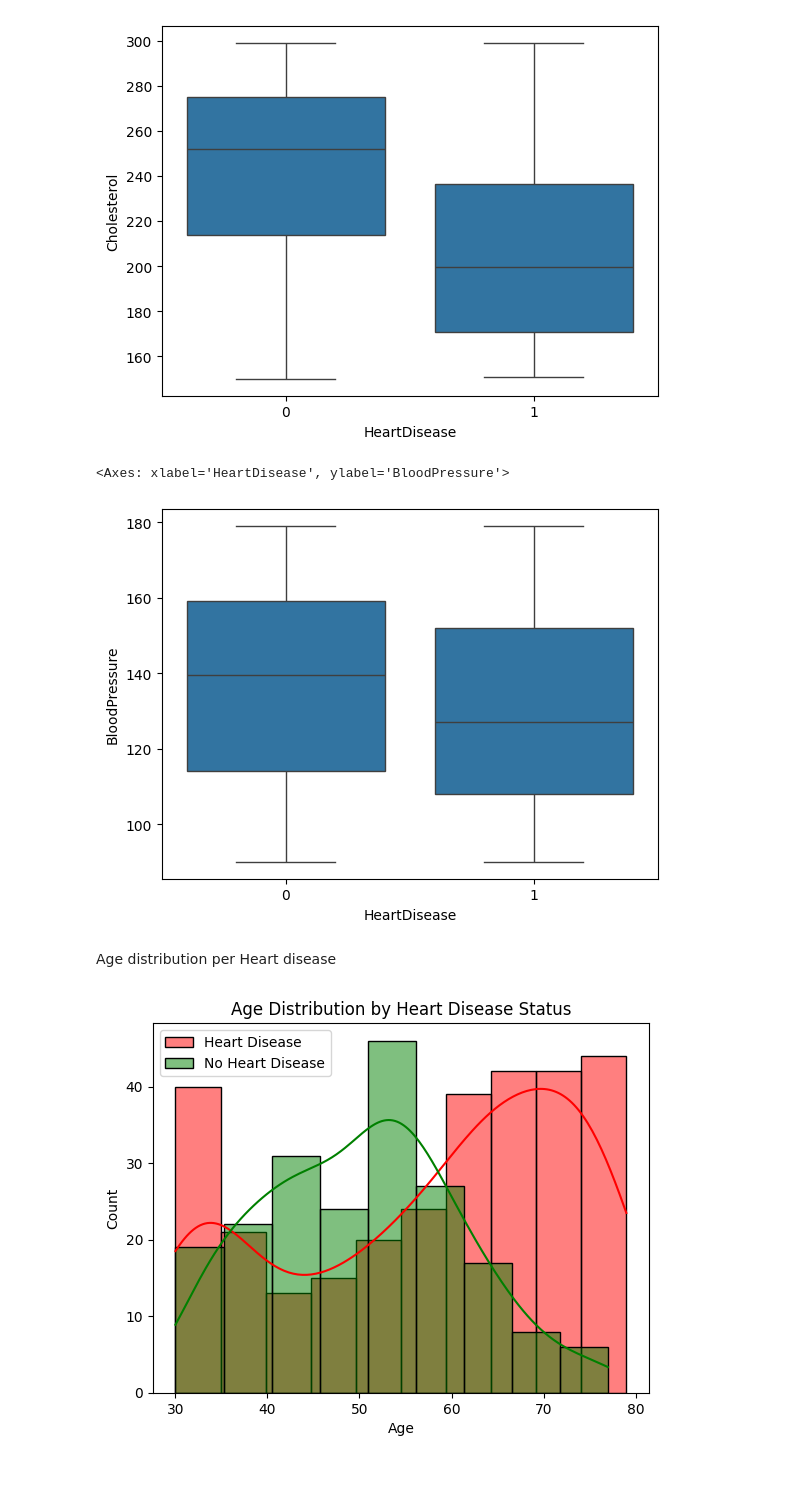
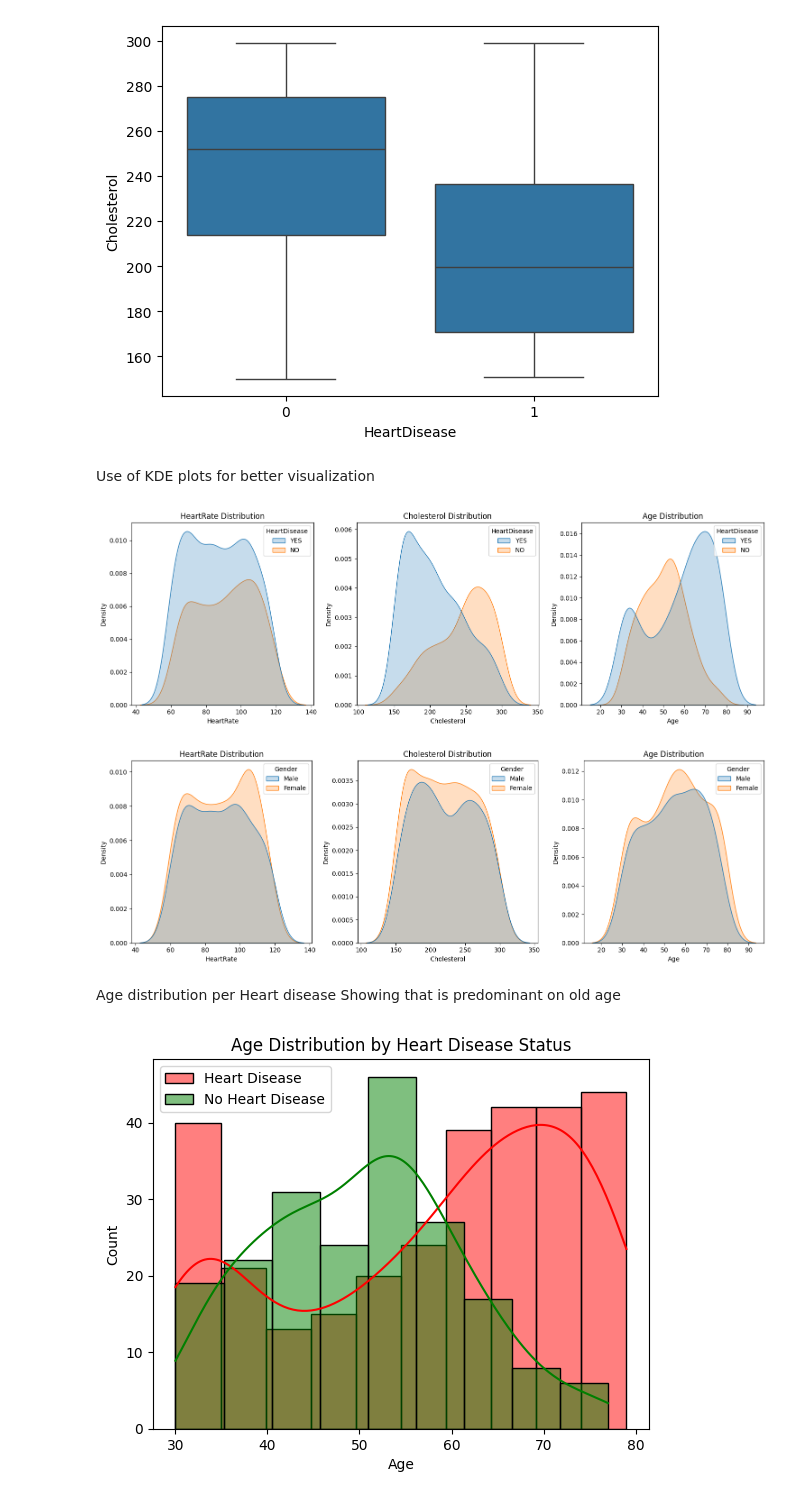
Before and after one commit to draco987987/Heart_Failure_Prediction_Proyect, a Jupyter notebook: jupyter_notebooks/Notebook_Template.ipynb, the cells around one changed output. Saved outputs shown, nothing was run; the diff lists cells and outputs as text; code cells hidden in the pictures.

Commit message:
More visualization and started README

```diff
--- a/jupyter_notebooks/Notebook_Template.ipynb
+++ b/jupyter_notebooks/Notebook_Template.ipynb
@@ -199,13 +214,42 @@ sns.boxplot(x='HeartDisease', y='Cholesterol', data=df)
 # %% [output]
 <Axes: xlabel='HeartDisease', ylabel='Cholesterol'>
 [figure]
-# %%
-sns.boxplot(x='HeartDisease', y='BloodPressure', data=df)
-# %% [output]
-<Axes: xlabel='HeartDisease', ylabel='BloodPressure'>
-[figure, removed]
+# %% [markdown]
+Use of KDE plots for better visualization
+# %%
+fig, axes = plt.subplots(1, 3, figsize=(15, 5))
+df["HeartDisease"] = df["HeartDisease"].replace({0: "NO", 1: "YES"})
+# KDE de HeartRate
+sns.kdeplot(data=df, x="HeartRate", hue="HeartDisease", fill=True, ax=axes[0])
+axes[0].set_title("HeartRate Distribution")
+# KDE de Cholesterol
+sns.kdeplot(data=df, x="Cholesterol", hue="HeartDisease", fill=True, ax=axes[1])
+axes[1].set_title("Cholesterol Distribution")
+# KDE de Age
+sns.kdeplot(data=df, x="Age", hue="HeartDisease", fill=True, ax=axes[2])
+axes[2].set_title("Age Distribution")
+plt.tight_layout()
+plt.show()
+# %% [output]
+[figure, added]
+# %%
+fig, axes = plt.subplots(1, 3, figsize=(15, 5))
+df["Gender"] = df["Gender"].replace({0: "Female", 1: "Male"})
+# KDE de HeartRate
+sns.kdeplot(data=df, x="HeartRate", hue="Gender", fill=True, ax=axes[0])
+axes[0].set_title("HeartRate Distribution")
+# KDE de Cholesterol
+sns.kdeplot(data=df, x="Cholesterol", hue="Gender", fill=True, ax=axes[1])
+axes[1].set_title("Cholesterol Distribution")
+# KDE de Age
+sns.kdeplot(data=df, x="Age", hue="Gender", fill=True, ax=axes[2])
+axes[2].set_title("Age Distribution")
+plt.tight_layout()
+plt.show()
+# %% [output]
+[figure, added]
 # %% [markdown]
-Age distribution per Heart disease
+Age distribution per Heart disease Showing that is predominant on old age
 # %%
 sns.histplot(df[df['HeartDisease'] == 1]['Age'], kde=True, color='red', label='Heart Disease')
 sns.histplot(df[df['HeartDisease'] == 0]['Age'], kde=True, color='green', label='No Heart Disease')
```
Also changed, not shown: parts of 7 cells of this notebook, 1 other file.
